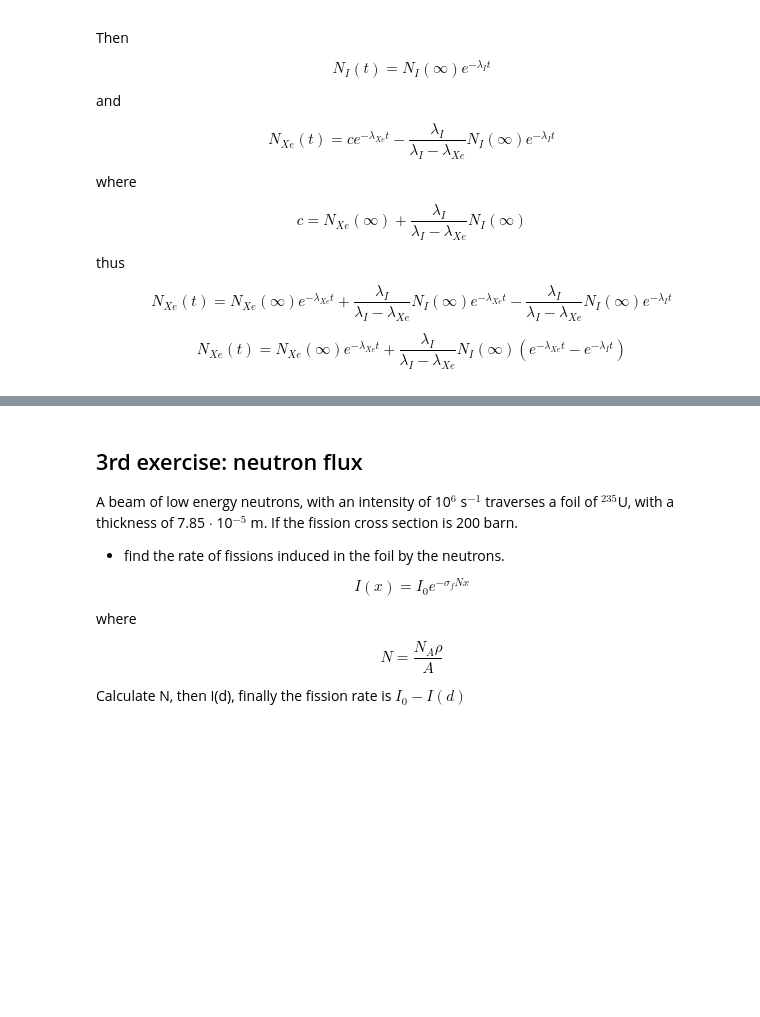
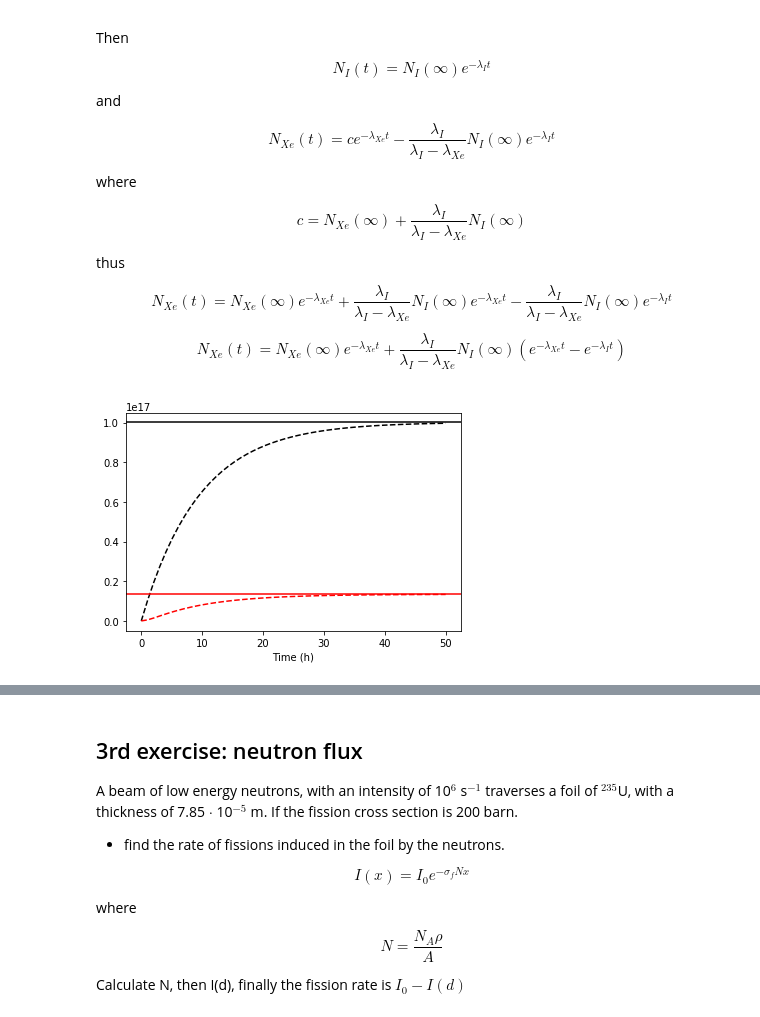
Before and after one commit to ezsolti/EnergyPhysics, a Jupyter notebook: week1.ipynb, the cells around one changed output, grey strips where cells are left out. Drawn from its saved outputs; the diff is of its cells as text; code cells hidden in the pictures; blank space fills up the shorter version.

```diff
--- a/week1.ipynb
+++ b/week1.ipynb
@@ -187,4 +186,14 @@ t=np.linspace(0,45)*60*60
 N_Xe_shut = N_Xe_inf*np.exp(-lambda_Xe*t)+((lambda_I*N_I_inf)/(lambda_I-lambda_Xe))*(np.exp(-lambda_Xe*t)-np.exp(-lambda_I*t))
+# %%
+plt.figure()
+plt.plot(t/60/60,N_I,'k--')
+plt.plot(t/60/60,N_Xe,'r--')
+plt.axhline(y=N_Xe_inf,color='r')
+plt.axhline(y=N_I_inf,color='k')
+plt.xlabel('Time (h)')
+plt.show()
+# %% [output]
+[figure, added]
 # %%
 plt.figure()
 plt.plot(t/60/60,N_Xe_shut)
```
Also changed, not shown: parts of 8 cells of this notebook.
